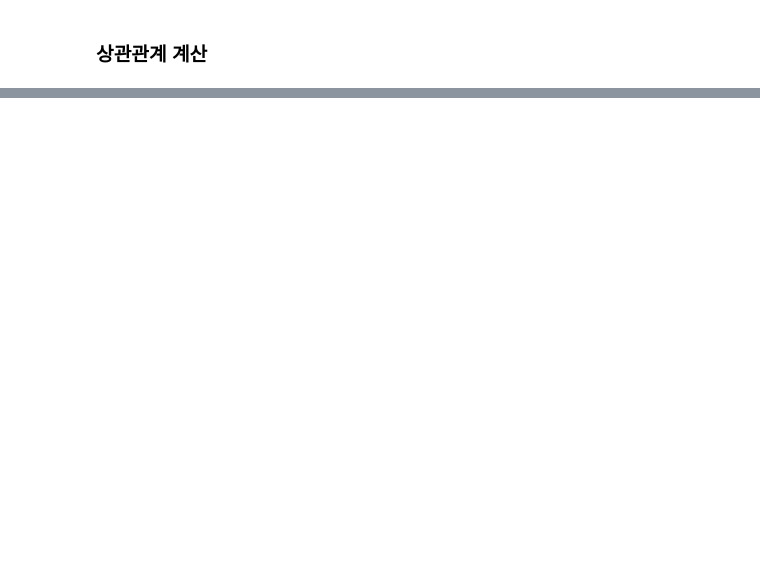
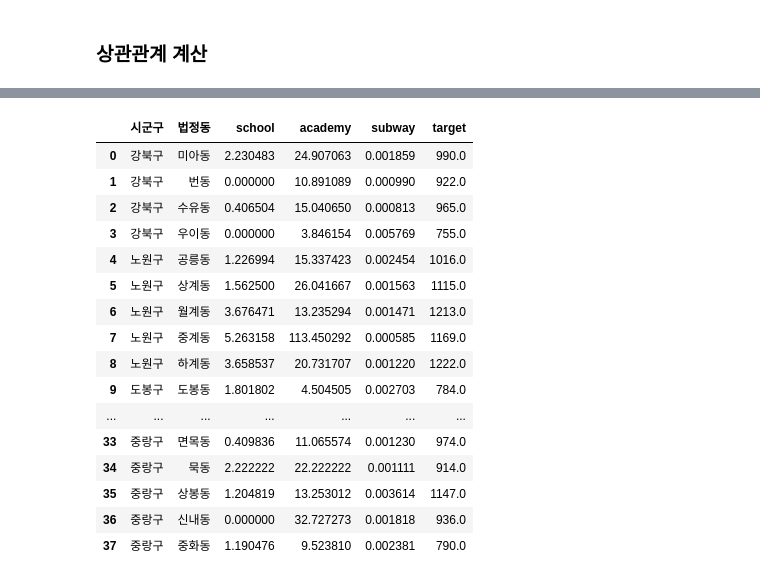
Before and after one commit to hanmin-oh/Data_Anaylasis_Project, a Jupyter notebook: Traning_ver2.ipynb, the cells around one changed output, grey strips where cells are left out. Drawn from its saved outputs; the diff is of its cells as text; code cells hidden in the pictures; blank space fills up the shorter version.

```diff
--- a/Traning_ver2.ipynb
+++ b/Traning_ver2.ipynb
@@ -209,0 +249,21 @@ merge
+# %%
+df2 = merge
+df2
+# %% [output]
+|  | 시군구 | 법정동 | school | academy | subway | target |
+| 0 | 강북구 | 미아동 | 2.230483 | 24.907063 | 0.001859 | 990.0 |
+| 1 | 강북구 | 번동 | 0.000000 | 10.891089 | 0.000990 | 922.0 |
+| 2 | 강북구 | 수유동 | 0.406504 | 15.040650 | 0.000813 | 965.0 |
+| 3 | 강북구 | 우이동 | 0.000000 | 3.846154 | 0.005769 | 755.0 |
+| 4 | 노원구 | 공릉동 | 1.226994 | 15.337423 | 0.002454 | 1016.0 |
+| 5 | 노원구 | 상계동 | 1.562500 | 26.041667 | 0.001563 | 1115.0 |
+| 6 | 노원구 | 월계동 | 3.676471 | 13.235294 | 0.001471 | 1213.0 |
+| 7 | 노원구 | 중계동 | 5.263158 | 113.450292 | 0.000585 | 1169.0 |
+| 8 | 노원구 | 하계동 | 3.658537 | 20.731707 | 0.001220 | 1222.0 |
+| 9 | 도봉구 | 도봉동 | 1.801802 | 4.504505 | 0.002703 | 784.0 |
+| ... | ... | ... | ... | ... | ... | ... |
+| 33 | 중랑구 | 면목동 | 0.409836 | 11.065574 | 0.001230 | 974.0 |
+| 34 | 중랑구 | 묵동 | 2.222222 | 22.222222 | 0.001111 | 914.0 |
+| 35 | 중랑구 | 상봉동 | 1.204819 | 13.253012 | 0.003614 | 1147.0 |
+| 36 | 중랑구 | 신내동 | 0.000000 | 32.727273 | 0.001818 | 936.0 |
+| 37 | 중랑구 | 중화동 | 1.190476 | 9.523810 | 0.002381 | 790.0 |
```
Also changed, not shown: parts of 34 cells of this notebook, 20 other files.
